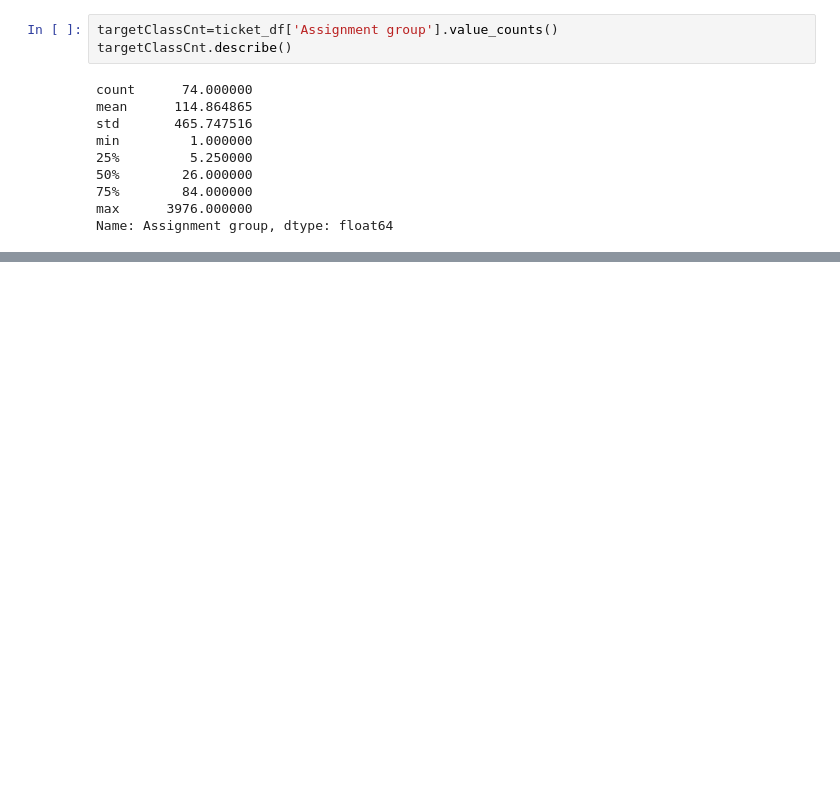
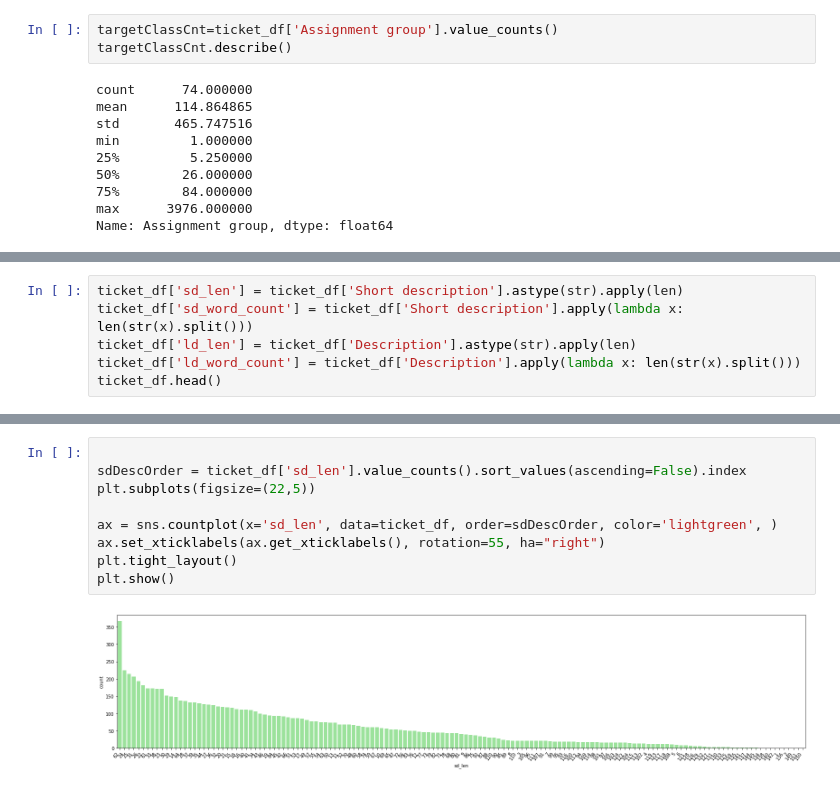
Before and after one commit to mkmanianv/automaticTicketAssignment, a Jupyter notebook: NLP_Automatic_Ticket_Assignment_Capstone_Project_Soundar.ipynb, the cells around one changed output, grey strips where cells are left out. Saved outputs shown, nothing was run; the diff lists cells and outputs as text; blank space fills up the shorter version.

```diff
--- a/NLP_Automatic_Ticket_Assignment_Capstone_Project_Soundar.ipynb
+++ b/NLP_Automatic_Ticket_Assignment_Capstone_Project_Soundar.ipynb
@@ -56,0 +72,6 @@ ticket_df=clean.removeNullValues(ticket_df,'Description')
+# %%
+ticket_df['sd_len'] = ticket_df['Short description'].astype(str).apply(len)
+ticket_df['sd_word_count'] = ticket_df['Short description'].apply(lambda x: len(str(x).split()))
+ticket_df['ld_len'] = ticket_df['Description'].astype(str).apply(len)
+ticket_df['ld_word_count'] = ticket_df['Description'].apply(lambda x: len(str(x).split()))
+ticket_df.head()
@@ -56,0 +85,11 @@ ticket_df=clean.removeNullValues(ticket_df,'Description')
+# %%
+
+sdDescOrder = ticket_df['sd_len'].value_counts().sort_values(ascending=False).index
+plt.subplots(figsize=(22,5))
+
+ax = sns.countplot(x='sd_len', data=ticket_df, order=sdDescOrder, color='lightgreen', )
+ax.set_xticklabels(ax.get_xticklabels(), rotation=55, ha="right")
+plt.tight_layout()
+plt.show()
+# %% [output]
+[figure, added]
```
Also changed, not shown: parts of 12 cells of this notebook.
